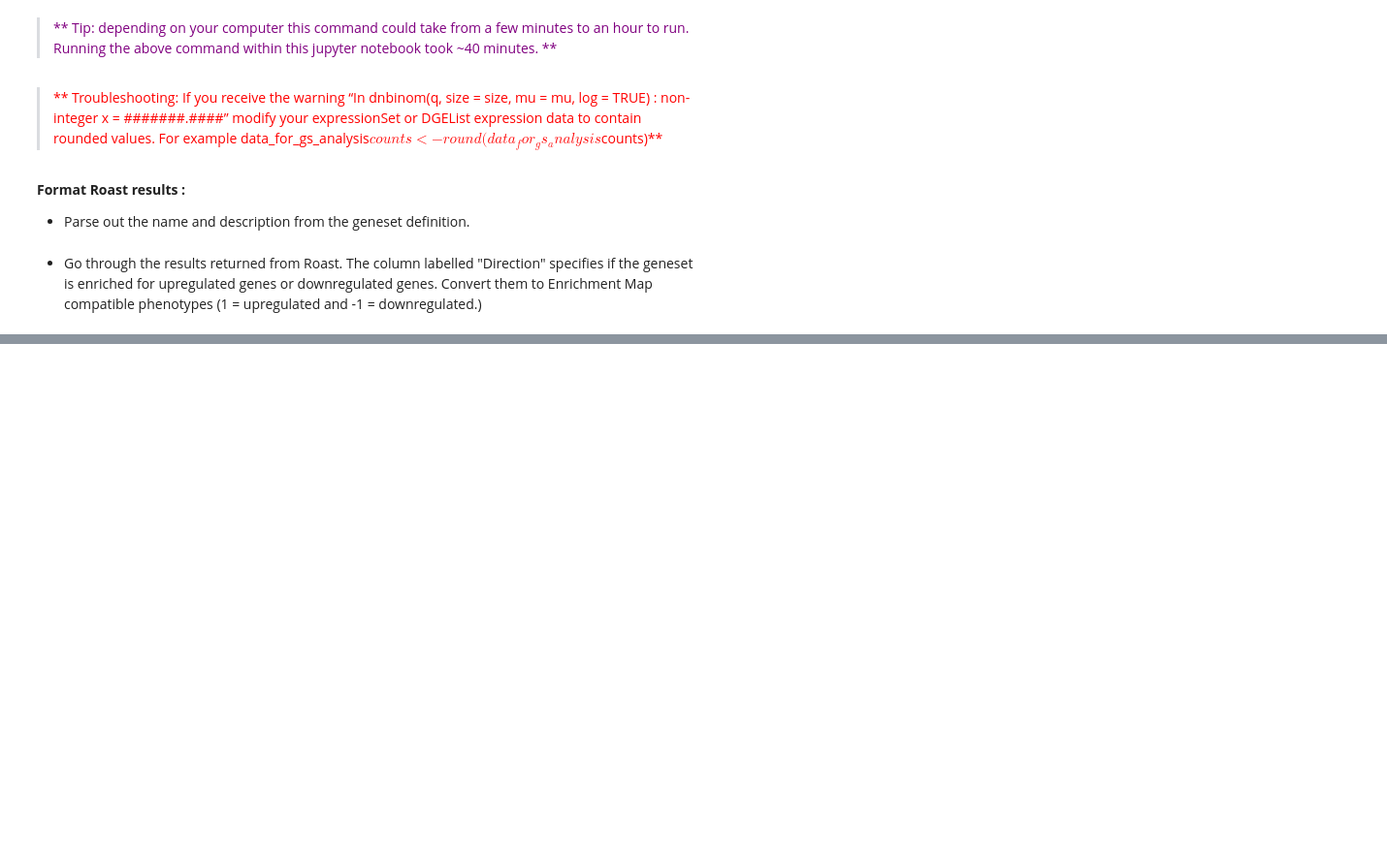
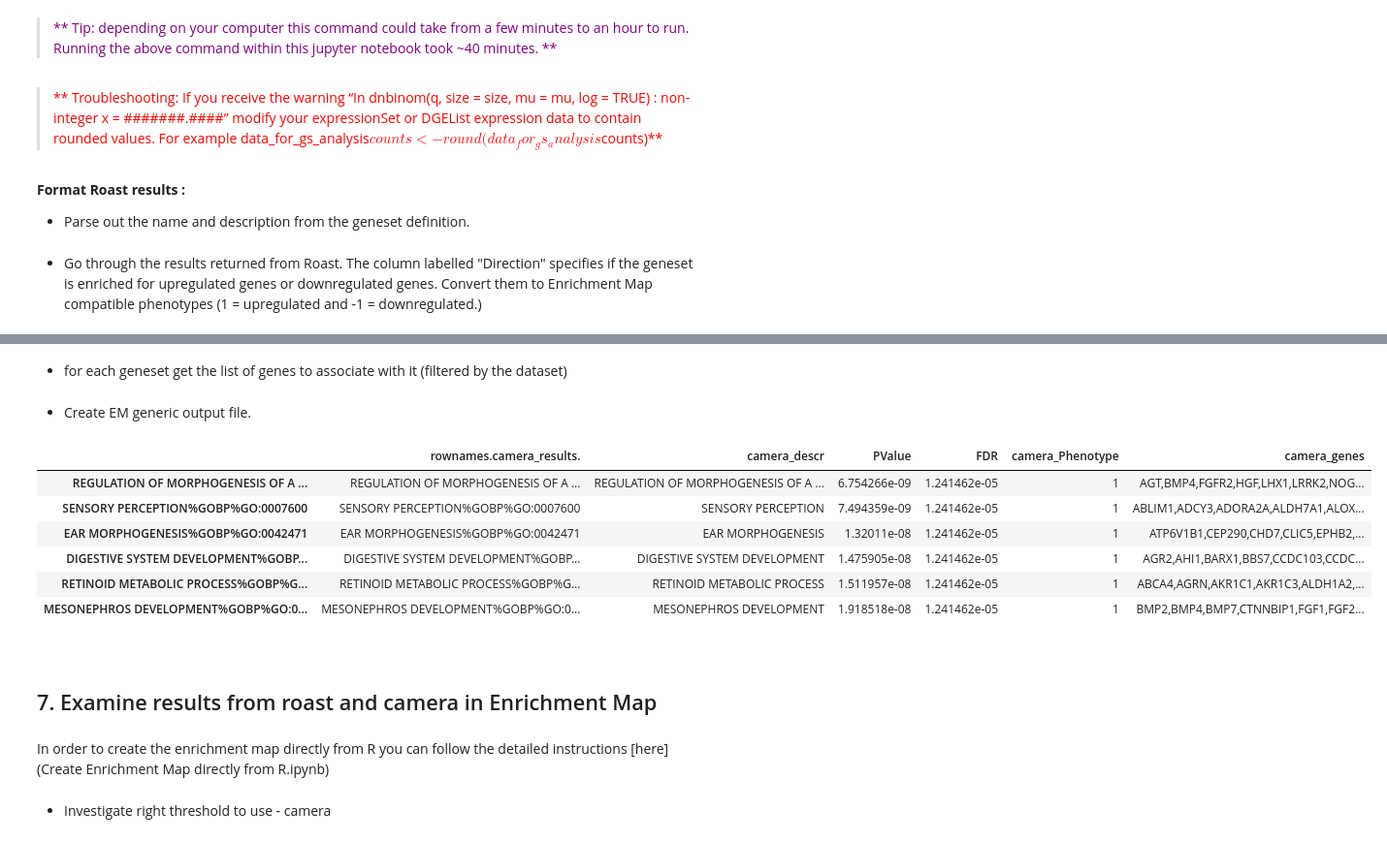
Before and after one commit to BaderLab/EM-tutorials-docker, a Jupyter notebook: notebooks/Protocol 3 – Find enriched pathways using Roast.ipynb, the cells around one changed output, grey strips where cells are left out. Shown at 97% size. Saved outputs shown, nothing was run; the diff lists cells and outputs as text; code cells hidden in the pictures; blank space fills up the shorter version.

```diff
--- a/notebooks/Protocol 3 – Find enriched pathways using Roast.ipynb
+++ b/notebooks/Protocol 3 – Find enriched pathways using Roast.ipynb
@@ -262,0 +260,2 @@ rownames(
+# %%
+camera_results <- camera(data_for_gs_analysis,genesets_filtered[geneset_indices],design,contrast=2)
@@ -262,0 +279,2 @@ rownames(
+# %%
+camera_descr <- unlist(lapply(rownames(camera_results),function(x){unlist(strsplit(x,"\\%"))[1]}))
@@ -262,0 +283,7 @@ rownames(
+# %%
+camera_Phenotype <- unlist(lapply(camera_results$Direction,function(x){
+                                                                    if(x=='Up'){1}
+                                                                    else{(-1)}
+                                                                }))
+camera_results$Direction
+camera_Phenotype
@@ -262,0 +325,54 @@ rownames(
+# %% [markdown]
+  * for each geneset get the list of genes to associate with it (filtered by the dataset)
+# %%
+camera_genes <- c()
+# go through each geneset
+for(i in 1:length(rownames(camera_results))){
+    current_geneset <- unlist( genesets_filtered[ which( names( genesets_filtered ) %in% rownames(camera_results)[i])])
+
+    #create a variable to store the genes of the current geneset
+    current_genes <- c()
+
+    #go through all the genes of the current geneset to create a list of the all the genes.  (The EM generic file expects a comma
+    #separated list of genes for every geneset in the results file.  Create this list.  For each gene add it plus a comma.  The
+    #last gene added does not have a comma following it)
+    for(j in 1:length(current_geneset)){
+        if(j==length(current_geneset)){
+          current_genes <- paste( current_genes, rownames(data_for_gs_analysis) [current_geneset[j]], sep="")
+        }# end of if
+        else{
+          current_genes <- paste( current_genes, rownames(data_for_gs_analysis)[ current_geneset[j]],",",sep="")
+        }# end of else
+    }#end of for loop for each gene in geneset
+
+    camera_genes <- rbind(camera_genes, current_genes)
+}#end of for loop for each geneset
+# %% [markdown]
+  * Create EM generic output file.
+# %%
+rownames(camera_genes) <- rownames(camera_results)
+
+
+camera_results_generic_em <- data.frame(rownames(camera_results), camera_descr, PValue = camera_results[,"PValue"],
+                                        FDR= camera_results[,"FDR"], camera_Phenotype,camera_genes )
+
+write.table(camera_results_generic_em, "camera_results_generic_em.txt", col.name=TRUE, sep="\t",
+            row.names=FALSE,quote=FALSE)
+
+head(camera_results_generic_em)
+# %% [output]
+|  | rownames.camera_results. | camera_descr | PValue | FDR | camera_Phenotype | camera_genes |
+| REGULATION OF MORPHOGENESIS OF A ... | REGULATION OF MORPHOGENESIS OF A ... | REGULATION OF MORPHOGENESIS OF A ... | 6.754266e-09 | 1.241462e-05 | 1 | AGT,BMP4,FGFR2,HGF,LHX1,LRRK2,NOG... |
+| SENSORY PERCEPTION%GOBP%GO:0007600 | SENSORY PERCEPTION%GOBP%GO:0007600 | SENSORY PERCEPTION | 7.494359e-09 | 1.241462e-05 | 1 | ABLIM1,ADCY3,ADORA2A,ALDH7A1,ALOX... |
+| EAR MORPHOGENESIS%GOBP%GO:0042471 | EAR MORPHOGENESIS%GOBP%GO:0042471 | EAR MORPHOGENESIS | 1.32011e-08 | 1.241462e-05 | 1 | ATP6V1B1,CEP290,CHD7,CLIC5,EPHB2,... |
+| DIGESTIVE SYSTEM DEVELOPMENT%GOBP... | DIGESTIVE SYSTEM DEVELOPMENT%GOBP... | DIGESTIVE SYSTEM DEVELOPMENT | 1.475905e-08 | 1.241462e-05 | 1 | AGR2,AHI1,BARX1,BBS7,CCDC103,CCDC... |
+| RETINOID METABOLIC PROCESS%GOBP%G... | RETINOID METABOLIC PROCESS%GOBP%G... | RETINOID METABOLIC PROCESS | 1.511957e-08 | 1.241462e-05 | 1 | ABCA4,AGRN,AKR1C1,AKR1C3,ALDH1A2,... |
+| MESONEPHROS DEVELOPMENT%GOBP%GO:0... | MESONEPHROS DEVELOPMENT%GOBP%GO:0... | MESONEPHROS DEVELOPMENT | 1.918518e-08 | 1.241462e-05 | 1 | BMP2,BMP4,BMP7,CTNNBIP1,FGF1,FGF2... |
+# %% [markdown]
+<a id='examine'></a>
+# %% [markdown]
+## 7. Examine results from roast and camera in Enrichment Map
+# %% [markdown]
+In order to create the enrichment map directly from R you can follow the detailed instructions [here](Create Enrichment Map directly from R.ipynb)
+# %% [markdown]
+* Investigate right threshold to use - camera
```
Also changed, not shown: parts of 25 cells of this notebook, 2 other files.
